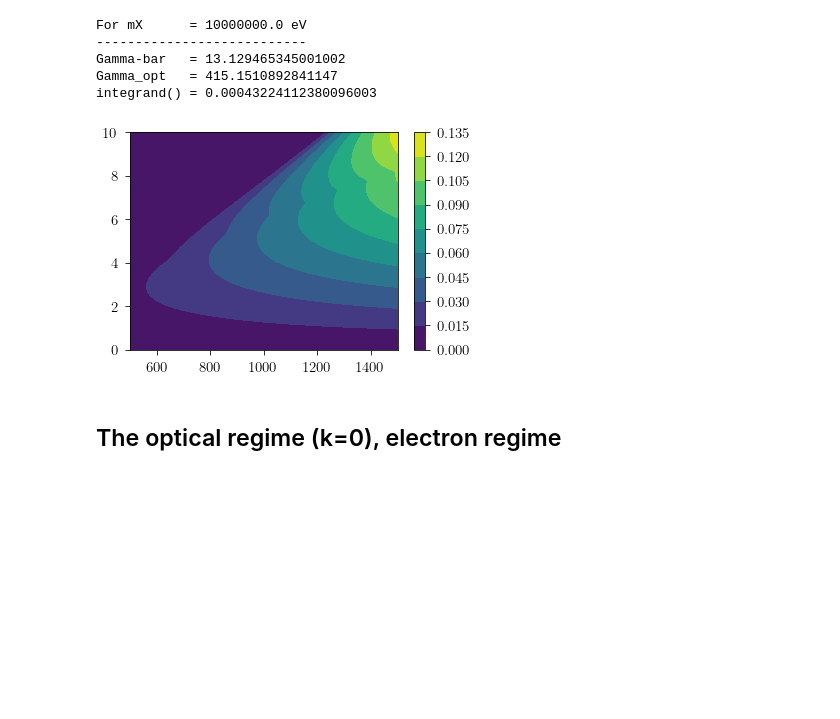
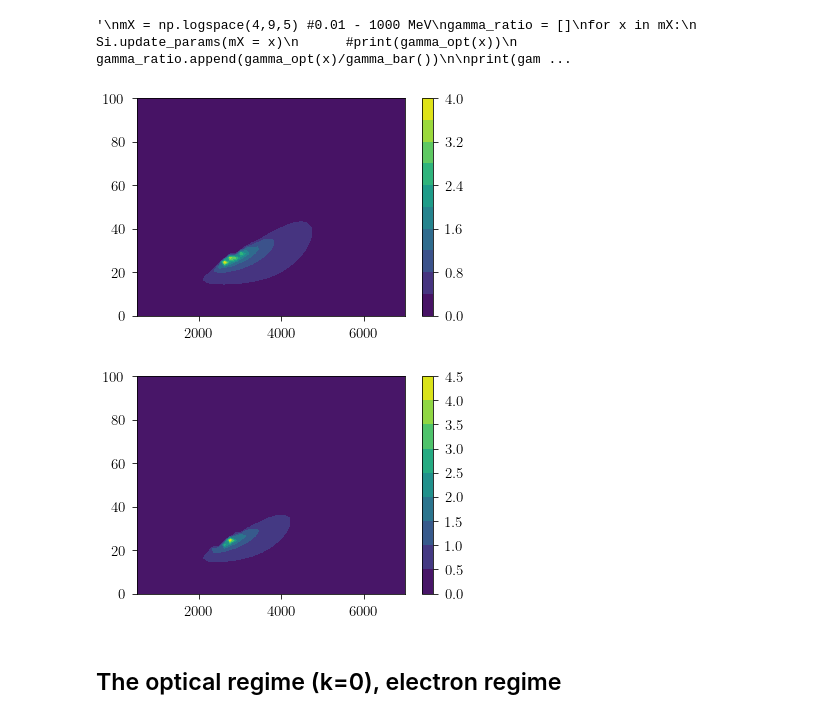
Before and after one commit to QU35T5/DarkELF, a Jupyter notebook: examples/gammabar_jesper.ipynb, the cells around one changed output. Saved outputs shown, nothing was run; the diff lists cells and outputs as text; code cells hidden in the pictures; blank space fills up the shorter version.

Commit message:
plot al and si

```diff
--- a/examples/gammabar_jesper.ipynb
+++ b/examples/gammabar_jesper.ipynb
@@ -32,6 +32,9 @@ Si.update_params(mediator = 'massless')
 
 Ge = darkelf(target='Ge',filename='Ge_gpaw_withLFE.dat',phonon_filename="Ge_epsphonon_data2K.dat")
 Ge.update_params(mediator = 'massless')
+
+Al = darkelf(target='Al',filename='Al_mermin.dat')
+Al.update_params(mediator = 'massless')
 # %% [output]
  .... Loading files for Si
 Loaded Si_gpaw_withLFE.dat for epsilon in electron regime
@@ -49,7 +56,8 @@ v_max = v_esc + v_e
 
 #DM mass [eV]
 m_X = 1e7
-Si.update_params(mX = m_X,mediator='massless')
+Si.update_params(mX = m_X,mediator = 'massless')
+Ge.update_params(mX = m_X,mediator = 'massless')
 
 #Truncated Maxwell-Boltzmann Distribution (Appendix B heterostructures)
 N_0 = np.pi**(3/2)*v_0**2*(v_0*math.erf(v_esc/v_0) - \
@@ -88,13 +96,13 @@ def gamma_bar():
 
 #-----Eq. 6: Gamma-opt-----
 #EQ 6: Gamma-opt
-def gamma_opt(mX):
+def gamma_opt(m_X):
       return 0.68/(4*math.pi)*m_X*v_0/c
 
-print('For mX      =',m_X,'eV')
-print('---------------------------')
-print('Gamma-bar   =',gamma_bar())
-print('Gamma_opt   =',gamma_opt(m_X))
+#print('For mX      =',m_X,'eV')
+#print('---------------------------')
+#print('Gamma-bar   =',gamma_bar())
+#print('Gamma_opt   =',gamma_opt(m_X))
 #print('integrand() =',integrand())
 #print('k_min(w_min)=',k_min(w_min))
 #print('k_min(w_max)=',k_min(w_max))
@@ -109,44 +117,56 @@ print('Gamma_opt   =',gamma_opt(m_X))
 #            print(Si.elf(w,k,method='Lindhard'))
 
 #Produces a vector gamma_opt/gamma_bar of all different mX
-#mX = np.logspace(4,9,100) #0.01 - 1000 MeV
-#gamma_ratio = []
-#for x in mX:
-#      Si.update_params(mX = x)
-#      gamma_ratio.append(gamma_opt()/gamma_bar())
+'''
+mX = np.logspace(4,9,5) #0.01 - 1000 MeV
+gamma_ratio = []
+for x in mX:
+      Si.update_params(mX = x)
+      #print(gamma_opt(x))
+      gamma_ratio.append(gamma_opt(x)/gamma_bar())
+
+print(gamma_ratio)
+'''
 # %% [output]
-For mX      = 10000000.0 eV
----------------------------
-Gamma-bar   = 13.129465345001002
-Gamma_opt   = 415.1510892841147
-integrand() = 0.00043224112380096003
+'\nmX = np.logspace(4,9,5) #0.01 - 1000 MeV\ngamma_ratio = []\nfor x in mX:\n      Si.update_params(mX = x)\n      #print(gamma_opt(x))\n      gamma_ratio.append(gamma_opt(x)/gamma_bar())\n\nprint(gam ...
 # %%
 #TEST CONTOUR PLOT
-wmin,wmax = 0,10
-kmin,kmax = 500,1500
+wmin,wmax = 0,100
+kmin,kmax = 500,7000
 
 omega_vec = np.linspace(wmin,wmax)
 k_vec     = np.linspace(kmin,kmax)
 
 np.seterr(divide='ignore', invalid='ignore')
 [K,W] = np.meshgrid(k_vec,omega_vec)
 X = np.zeros((len(K), len(K[0])))
 Y = np.zeros((len(K), len(K[0])))
 contour_func = np.zeros((len(K), len(K[0])))
 
 for i in range(len(K)):
         for j in range(len(K[0])):
                 contour_func[i][j] = Si.elf(W[i][j],K[i][j],method='Lindhard')
                 X[i][j] = K[i][j]
                 Y[i][j] = W[i][j]
 
 plt.contourf(X,Y,contour_func,9)
 plt.colorbar()
 plt.show()
 
+for i in range(len(K)):
+        for j in range(len(K[0])):
+                contour_func[i][j] = Al.elf(W[i][j],K[i][j],method='Lindhard')
+                X[i][j] = K[i][j]
+                Y[i][j] = W[i][j]
+
+plt.contourf(X,Y,contour_func,9)
+plt.colorbar()
+plt.show()
+
 #print(Si.elf(w_min,k_max(w_min)))
 # %% [output]
-[figure, old version]
+[figure, new version]
+[figure, added]
 # %%
 #----------
 #-OLD CODE-
```
Also changed, not shown: parts of 1 cell of this notebook.
